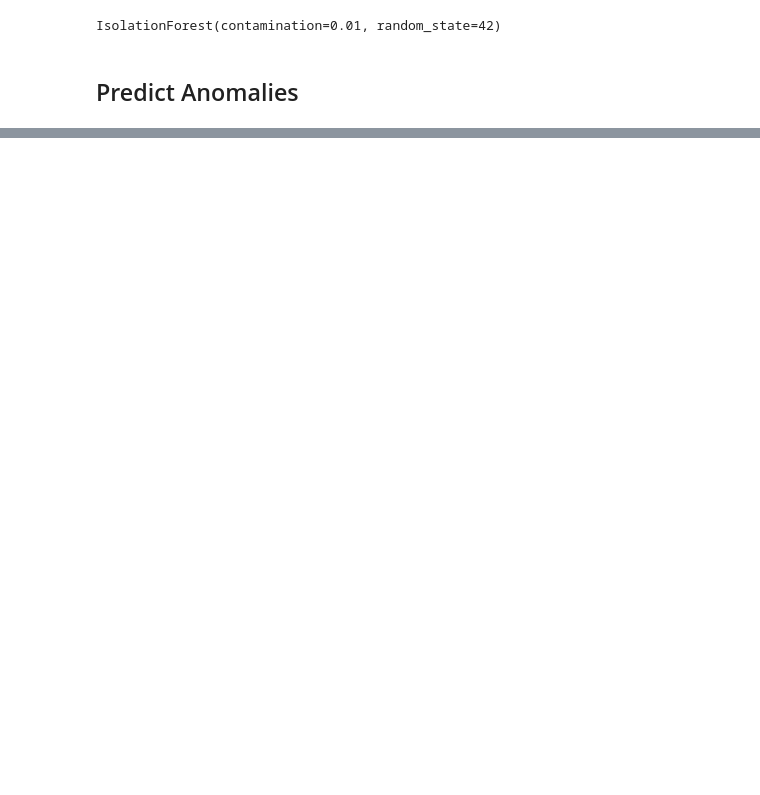
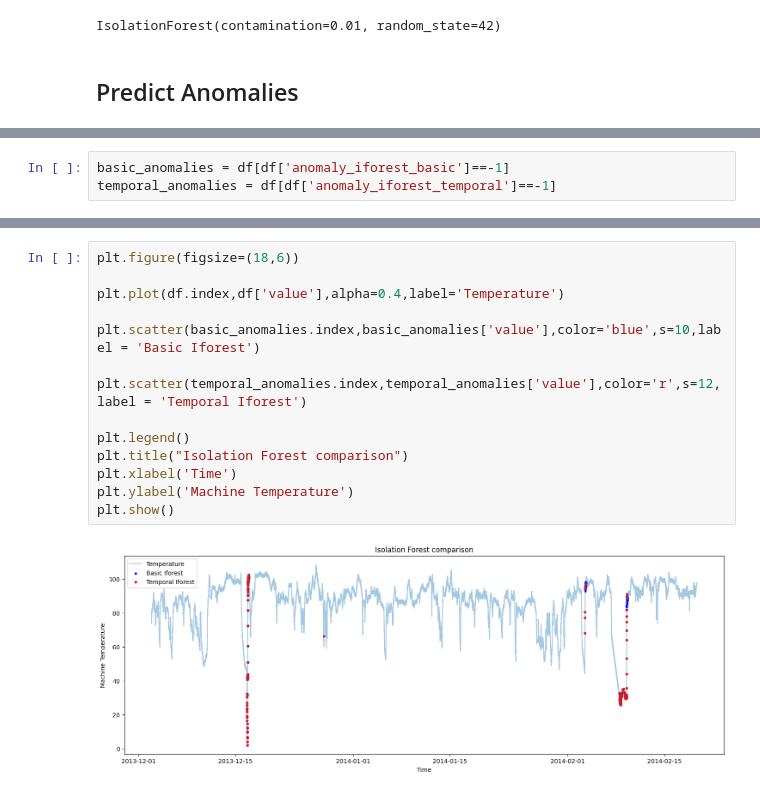
Before and after one commit to MohanManohar/predictive-maintenance-ml, a Jupyter notebook: notebooks/Machine_failure_detection.ipynb, the cells around one changed output, grey strips where cells are left out. Drawn from its saved outputs; the diff is of its cells as text; blank space fills up the shorter version.

```diff
--- a/notebooks/Machine_failure_detection.ipynb
+++ b/notebooks/Machine_failure_detection.ipynb
@@ -393,0 +404,3 @@ AttributeError: module 'matplotlib.pyplot' has no attribute 'xlablel'
+# %%
+basic_anomalies = df[df['anomaly_iforest_basic']==-1]
+temporal_anomalies = df[df['anomaly_iforest_temporal']==-1]
@@ -393,0 +411,16 @@ AttributeError: module 'matplotlib.pyplot' has no attribute 'xlablel'
+# %%
+plt.figure(figsize=(18,6))
+
+plt.plot(df.index,df['value'],alpha=0.4,label='Temperature')
+
+plt.scatter(basic_anomalies.index,basic_anomalies['value'],color='blue',s=10,label = 'Basic Iforest')
+
+plt.scatter(temporal_anomalies.index,temporal_anomalies['value'],color='r',s=12,label = 'Temporal Iforest')
+
+plt.legend()
+plt.title("Isolation Forest comparison")
+plt.xlabel('Time')
+plt.ylabel('Machine Temperature')
+plt.show()
+# %% [output]
+[figure, added]
```
Also changed, not shown: parts of 32 cells of this notebook.
